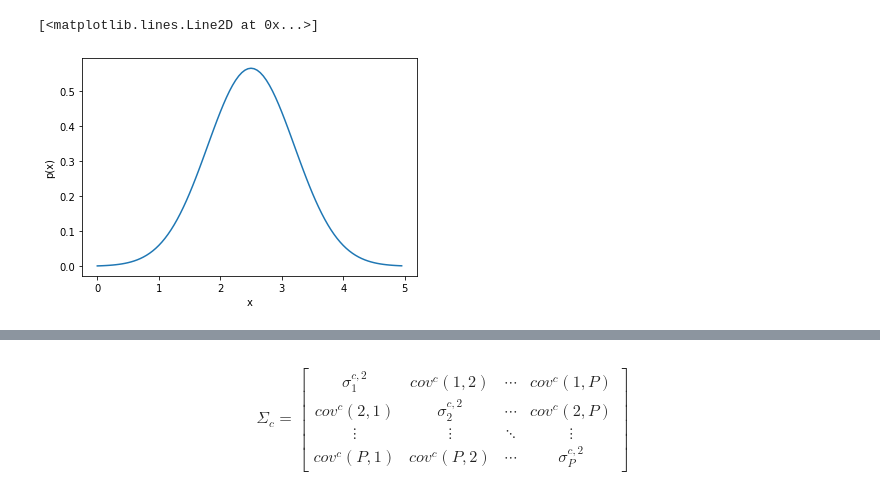
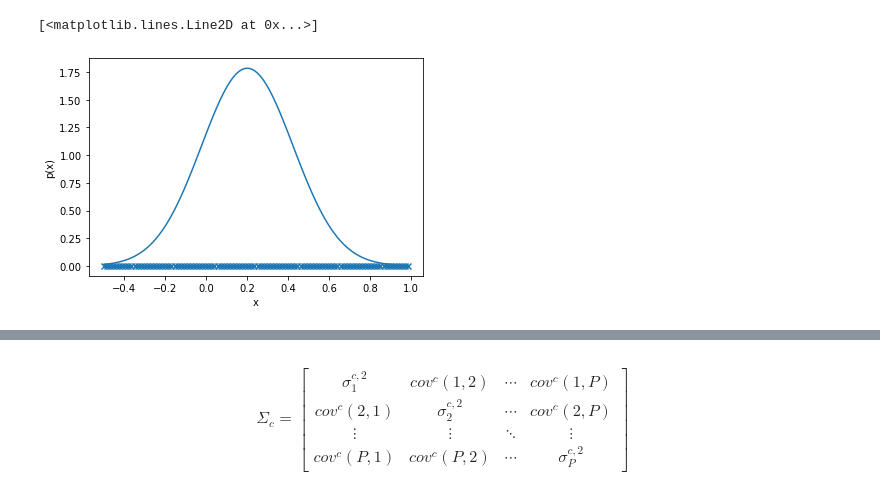
Before and after one commit to gitpacho/MineriaDatos, a Jupyter notebook: multivariateNormal.ipynb, the cells around one changed output, grey strips where cells are left out. Drawn from its saved outputs; the diff is of its cells as text; code cells hidden in the pictures.

```diff
--- a/multivariateNormal.ipynb
+++ b/multivariateNormal.ipynb
@@ -3,16 +3,17 @@
 # %%
 %matplotlib inline
 import matplotlib.pyplot as plt
 from scipy.spatial.distance import mahalanobis
 import numpy as np
 from scipy.stats import multivariate_normal as mn
 
-x = np.linspace(0, 5, 100, endpoint=False)
-y = mn.pdf(x, mean=2.5, cov=0.5)
+x = np.linspace(-0.5, 1, 100, endpoint=False)
+y = mn.pdf(x, mean=0.2, cov=0.05)
+plt.scatter(x,np.zeros(x.shape[0]),marker='x')
 plt.xlabel('x')
 plt.ylabel('p(x)')
 
 plt.plot(x, y)
 # %% [output]
 [<matplotlib.lines.Line2D at 0x...>]
-[figure, old version]
+[figure, new version]
```
Also changed, not shown: parts of 4 cells of this notebook.
